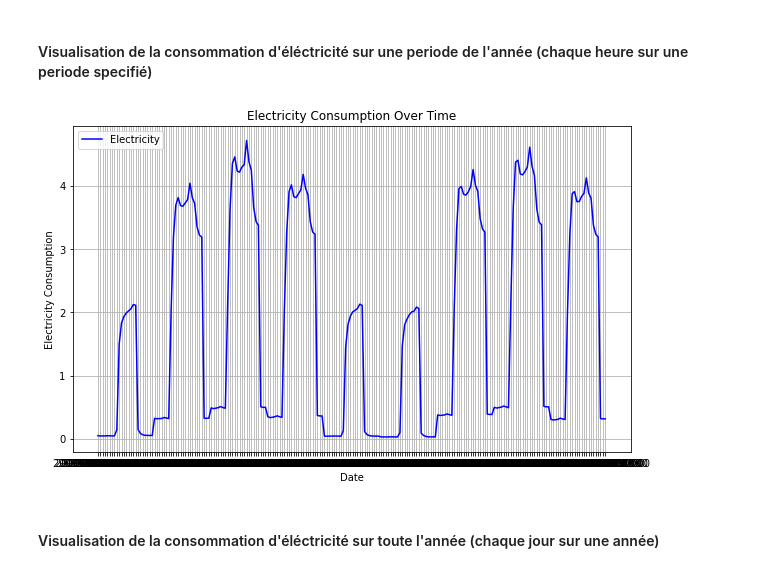
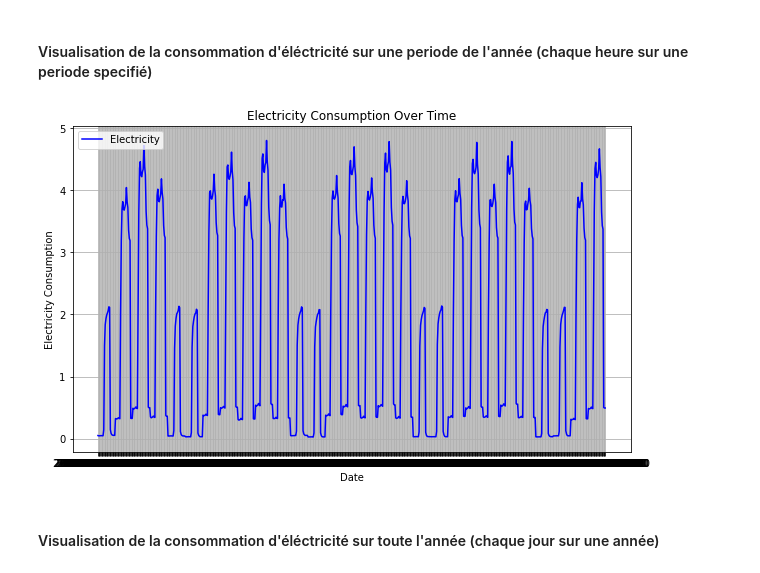
Before and after one commit to Cristina-MariaG/Big_data_clustering_electricity_consumption, a Jupyter notebook: a_day_profil_conso_office_electricity_exam_building_1_.ipynb, the cells around one changed output. Drawn from its saved outputs; the diff is of its cells as text; code cells hidden in the pictures.

```diff
--- a/1_day_profil_conso_office_electricity_exam.ipynb
+++ b/a_day_profil_conso_office_electricity_exam_building_1_.ipynb
@@ -122,24 +227,24 @@ plt.show()
 # %%
 # Spécifier vos dates de début et de fin
 start_date = "2019-01-01"
-end_date = "2019-01-10"
+end_date = "2019-01-30"
 
 # Filtrer le DataFrame en fonction de la plage de dates
 df_filtered = df_to_show.loc[start_date:end_date]
 
 # Configurer le graphique
 plt.figure(figsize=(10, 6))
 plt.plot(
     df_filtered.index, df_filtered["electricity"], label="Electricity", color="blue"
 )
 plt.title("Electricity Consumption Over Time")
 plt.xlabel("Date")
 plt.ylabel("Electricity Consumption")
 plt.legend(loc="upper left")
 plt.grid(True)
 plt.show()
 # %% [output]
-[figure, old version]
+[figure, new version]
 # %% [markdown]
 #### Visualisation de la consommation d'éléctricité sur toute l'année (chaque jour sur une année)
 # %%
```
Also changed, not shown: parts of 33 cells of this notebook, 9 other files.
